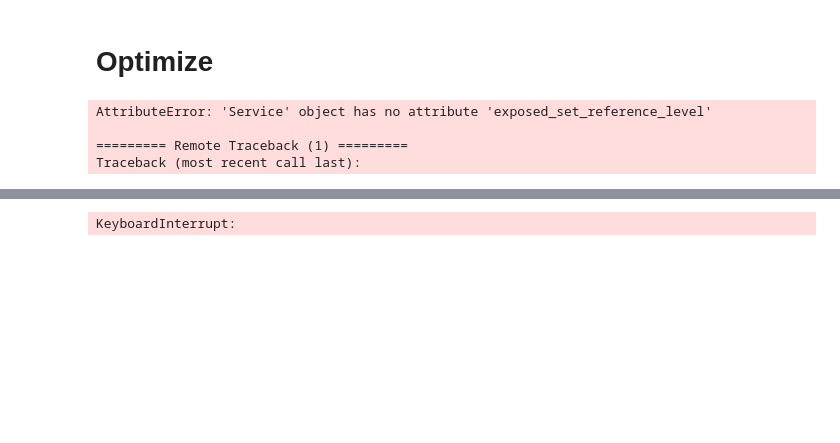
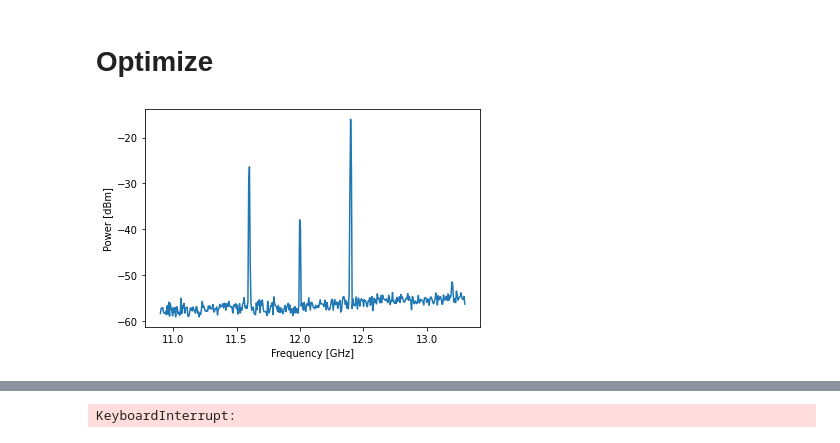
Before and after one commit to lukingroup/pylabnet, a Jupyter notebook: demo/iq-optimizer/IQOptimizer_demo.ipynb, the cells around one changed output, grey strips where cells are left out. Drawn from its saved outputs; the diff is of its cells as text; code cells hidden in the pictures; blank space fills up the shorter version.

```diff
--- a/demo/iq-optimizer/IQOptimizer_demo.ipynb
+++ b/demo/iq-optimizer/IQOptimizer_demo.ipynb
@@ -87,9 +89,6 @@ sa.write('*RST')
 # %%
 # See optimizer.py for a list of the keyword arguments that IQOptimizer takes
 # Instantiate IQOptimizer object
-opt1 = IQOptimizer(mw, hd, sa, 12e9,400e6,param_guess = ([90,1, 0.6, -0.002, 0.006]), dc_i_window=0.2, dc_q_window=0.2, awg_delay_time=0.01, averages=4)
+opt1 = IQOptimizer(mw, hd, sa, 12e9,400e6,param_guess = ([85,1, 0.6, -0.002, 0.006]), dc_i_window=0.2, dc_q_window=0.2, awg_delay_time=0.01, averages=4)
 # %% [output]
-AttributeError: 'Service' object has no attribute 'exposed_set_reference_level'
-
-========= Remote Traceback (1) =========
-Traceback (most recent call last):
+[figure, added]
```
Also changed, not shown: parts of 8 cells of this notebook, 3 other files.
